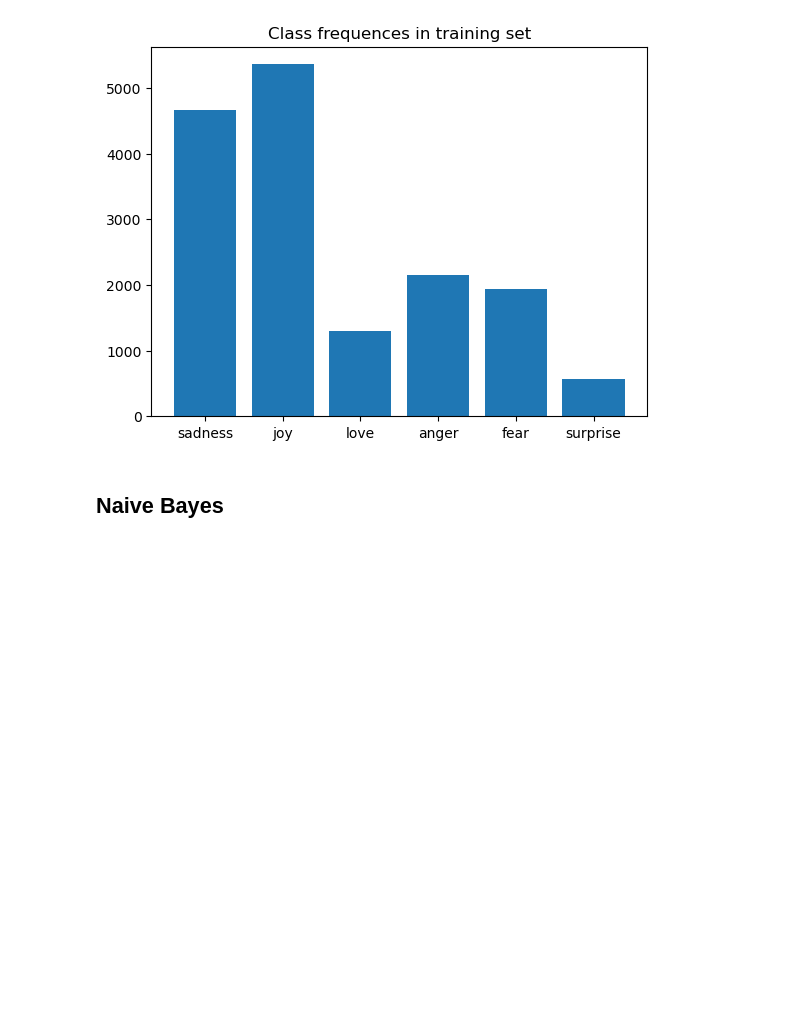
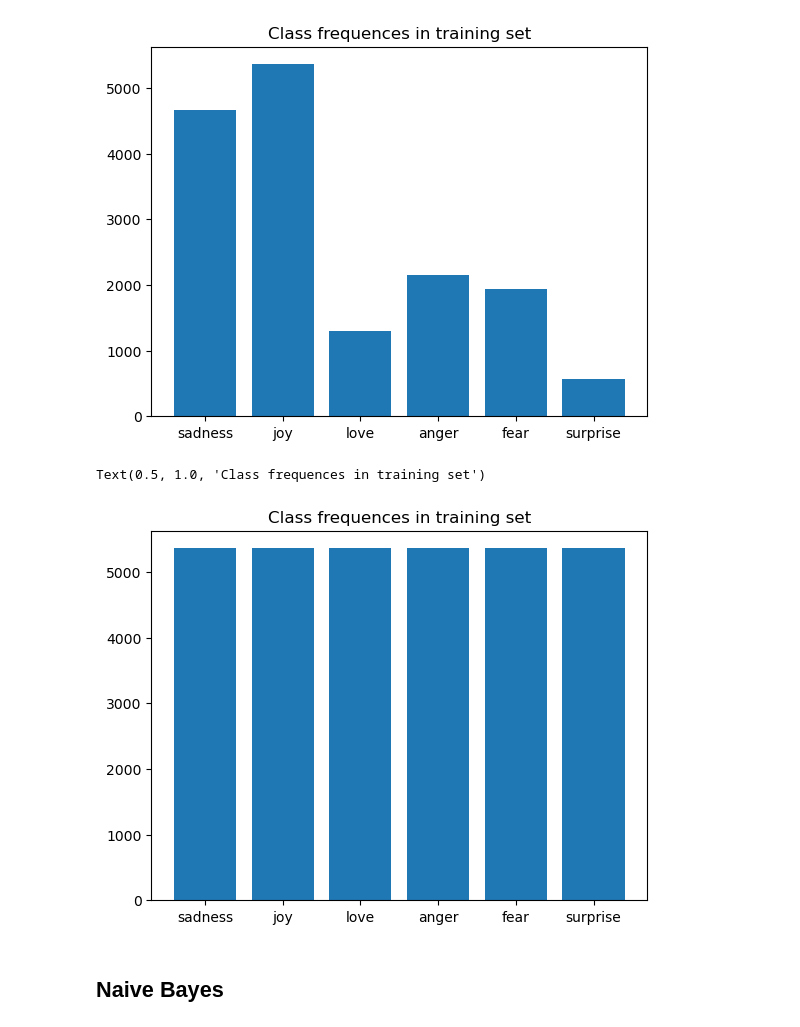
Before and after one commit to AmevinLS/EmotionClassification, a Jupyter notebook: main.ipynb, the cells around one changed output. Drawn from its saved outputs; the diff is of its cells as text; code cells hidden in the pictures; blank space fills up the shorter version.

```diff
--- a/main.ipynb
+++ b/main.ipynb
@@ -25,6 +37,10 @@ Found cached dataset emotion (C:/Users/nikit/.cache/huggingface/datasets/dair-ai
 train_texts_l = dataset["train"]["text"]
 train_labels_l = dataset["train"]["label"]
 
+ros = RandomOverSampler(random_state=SEED)
+train_texts_resampled, train_labels_resampled = ros.fit_resample(np.array(train_texts_l).reshape(-1, 1), train_labels_l)
+train_texts_resampled = train_texts_resampled.reshape(-1)
+
 val_texts_l = dataset["validation"]["text"]
 val_labels_l = dataset["validation"]["label"]
 # %%
@@ -48,6 +64,12 @@ plt.title("Class frequences in training set")
 # %% [output]
 Text(0.5, 1.0, 'Class frequences in training set')
 [figure]
+# %%
+plt.bar(LABEL_TO_EMOTION_DICT.values(), np.unique(train_labels_resampled, return_counts=True)[1])
+plt.title("Class frequences in training set")
+# %% [output]
+Text(0.5, 1.0, 'Class frequences in training set')
+[figure, added]
 # %% [markdown]
 ## Naive Bayes
 # %%
```
Also changed, not shown: parts of 26 cells of this notebook.
